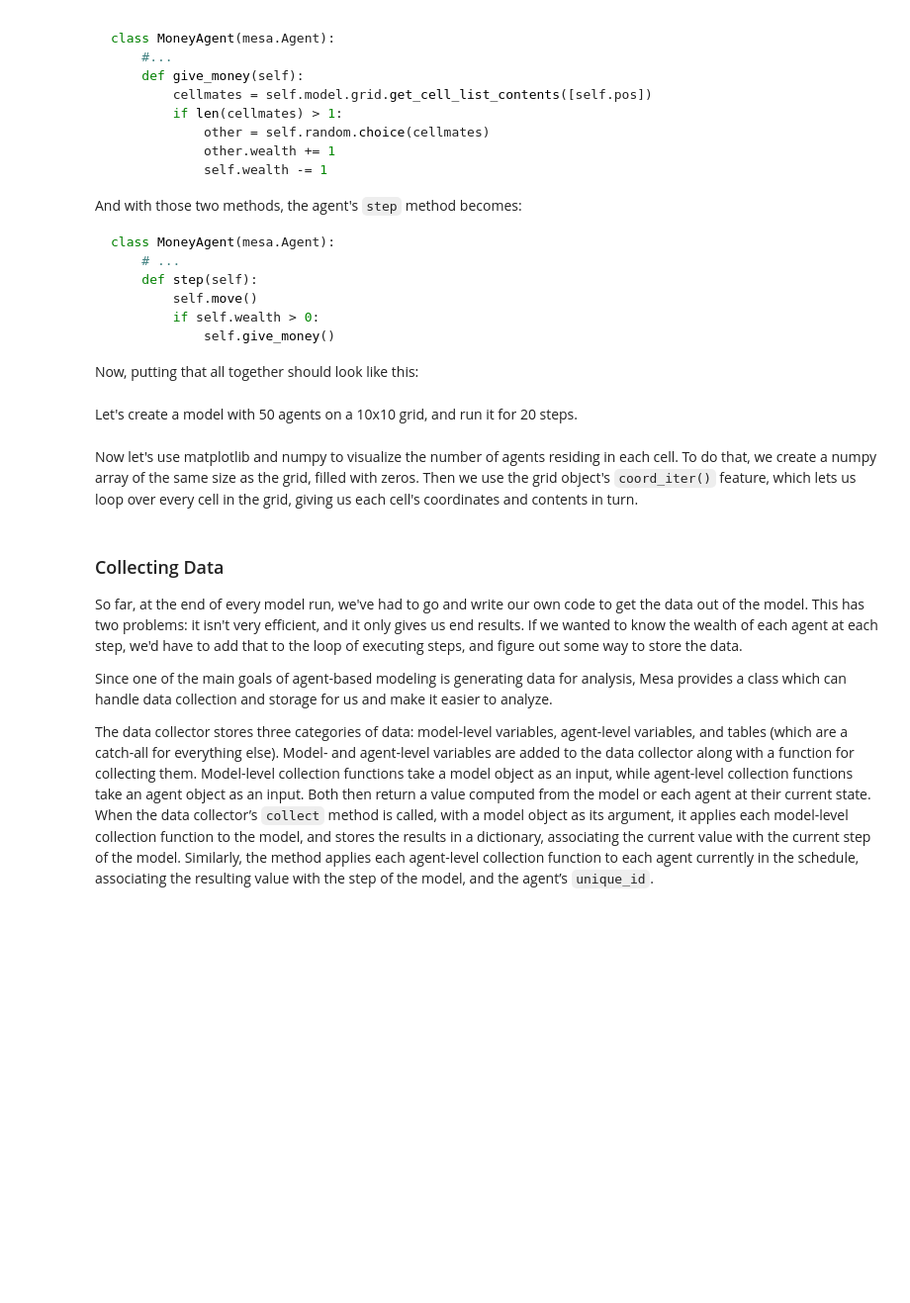
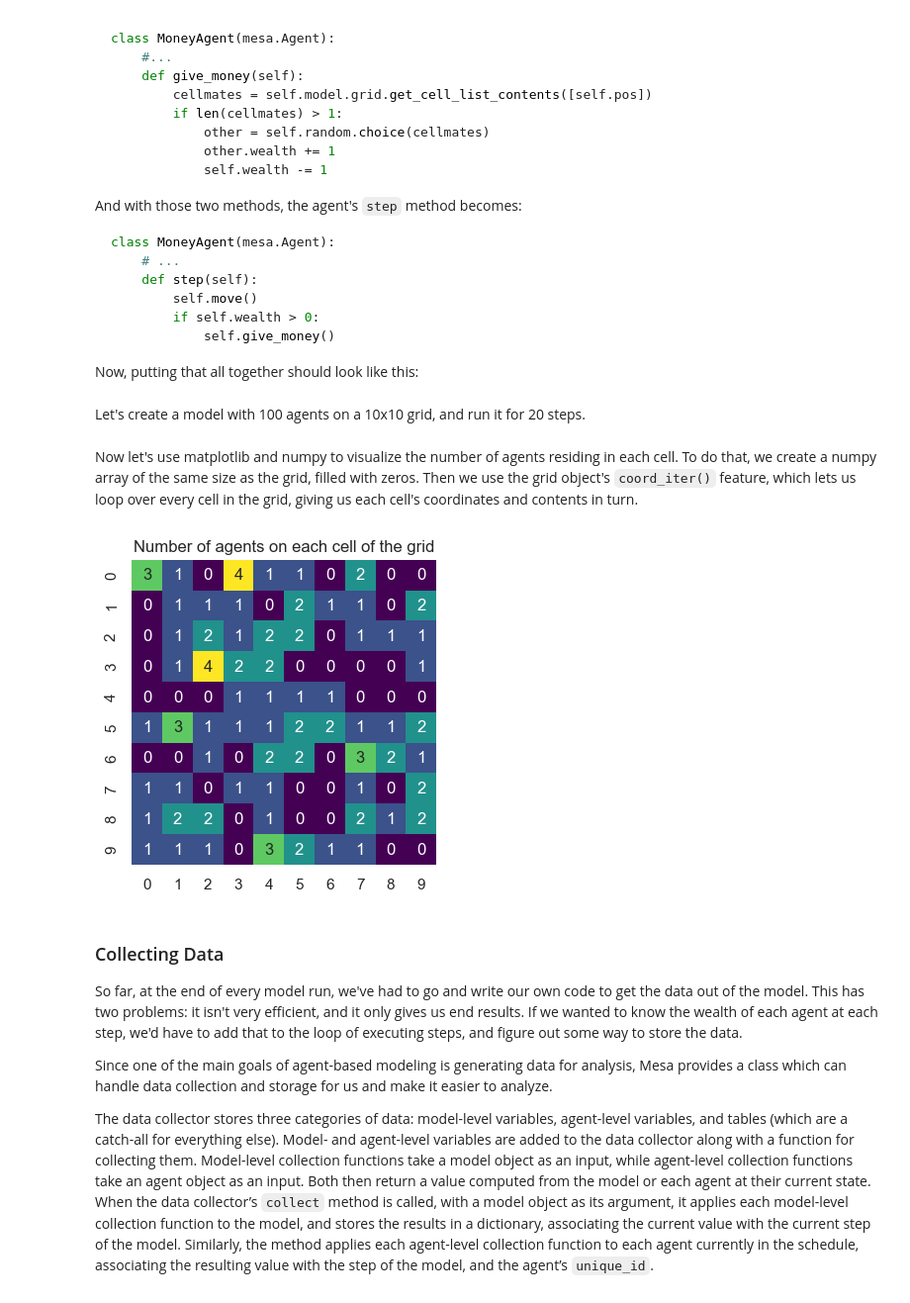
Before and after one commit to projectmesa/mesa, a Jupyter notebook: docs/tutorials/intro_tutorial.ipynb, the cells around one changed output. Shown at 99% size. Drawn from its saved outputs; the diff is of its cells as text; code cells hidden in the pictures; blank space fills up the shorter version.

```diff
--- a/docs/tutorials/intro_tutorial.ipynb
+++ b/docs/tutorials/intro_tutorial.ipynb
@@ -352,26 +381,26 @@ class MoneyModel(mesa.Model):
     def step(self):
         self.schedule.step()
 # %% [markdown]
-Let's create a model with 50 agents on a 10x10 grid, and run it for 20 steps.
+Let's create a model with 100 agents on a 10x10 grid, and run it for 20 steps.
 # %%
-model = MoneyModel(50, 10, 10)
+model = MoneyModel(100, 10, 10)
 for i in range(20):
     model.step()
 # %% [markdown]
 Now let's use matplotlib and numpy to visualize the number of agents residing in each cell. To do that, we create a numpy array of the same size as the grid, filled with zeros. Then we use the grid object's `coord_iter()` feature, which lets us loop over every cell in the grid, giving us each cell's coordinates and contents in turn.
 # %%
-import numpy as np
-
 agent_counts = np.zeros((model.grid.width, model.grid.height))
 for cell in model.grid.coord_iter():
     cell_content, x, y = cell
     agent_count = len(cell_content)
     agent_counts[x][y] = agent_count
-plt.imshow(agent_counts, interpolation="nearest")
-plt.colorbar()
 
-# If running from a text editor or IDE, remember you'll need the following:
-# plt.show()
+# Same plot using seaborn, size 5 by 5
+g = sns.heatmap(agent_counts, cmap="viridis", annot=True, cbar=False, square=True)
+g.figure.set_size_inches(4, 4)
+g.set(title="Number of agents on each cell of the grid");
+# %% [output]
+[figure, added]
 # %% [markdown]
 ### Collecting Data
 
```
Also changed, not shown: parts of 57 cells of this notebook, 2 other files.
